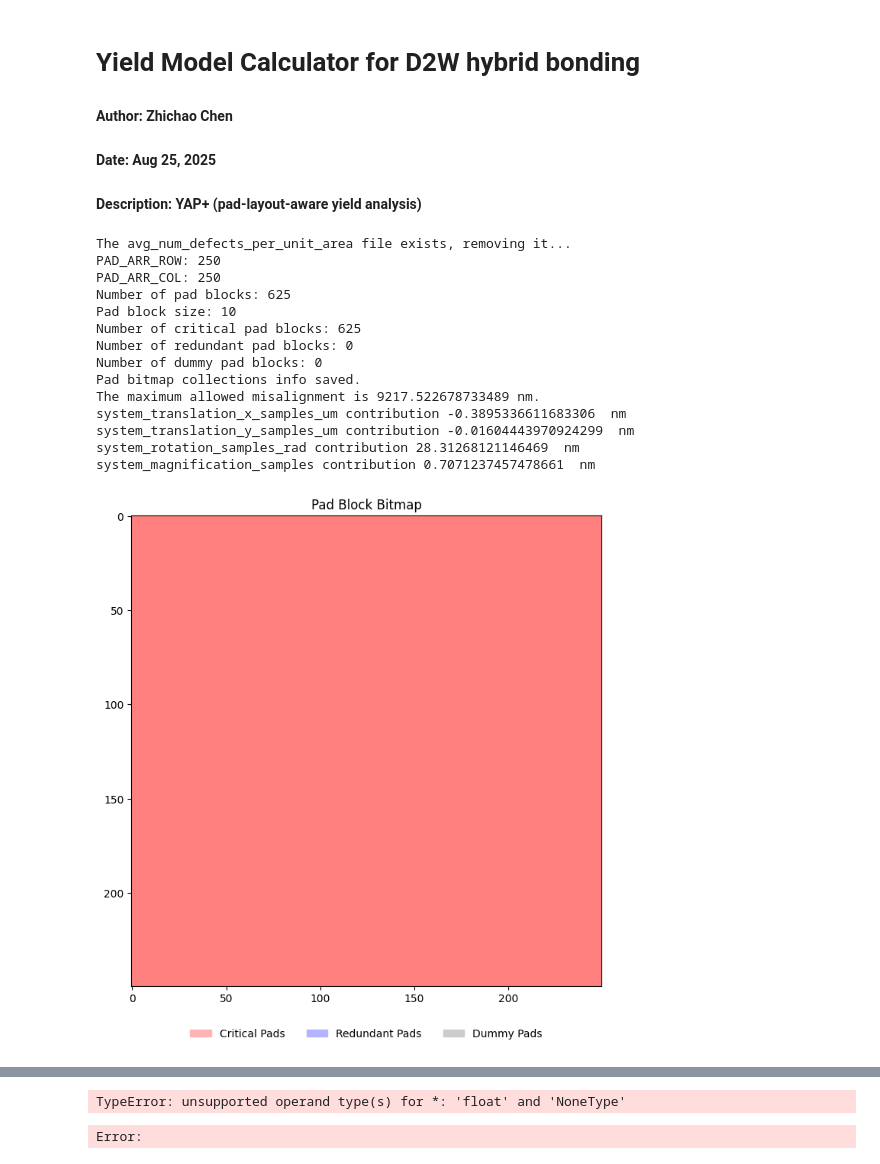
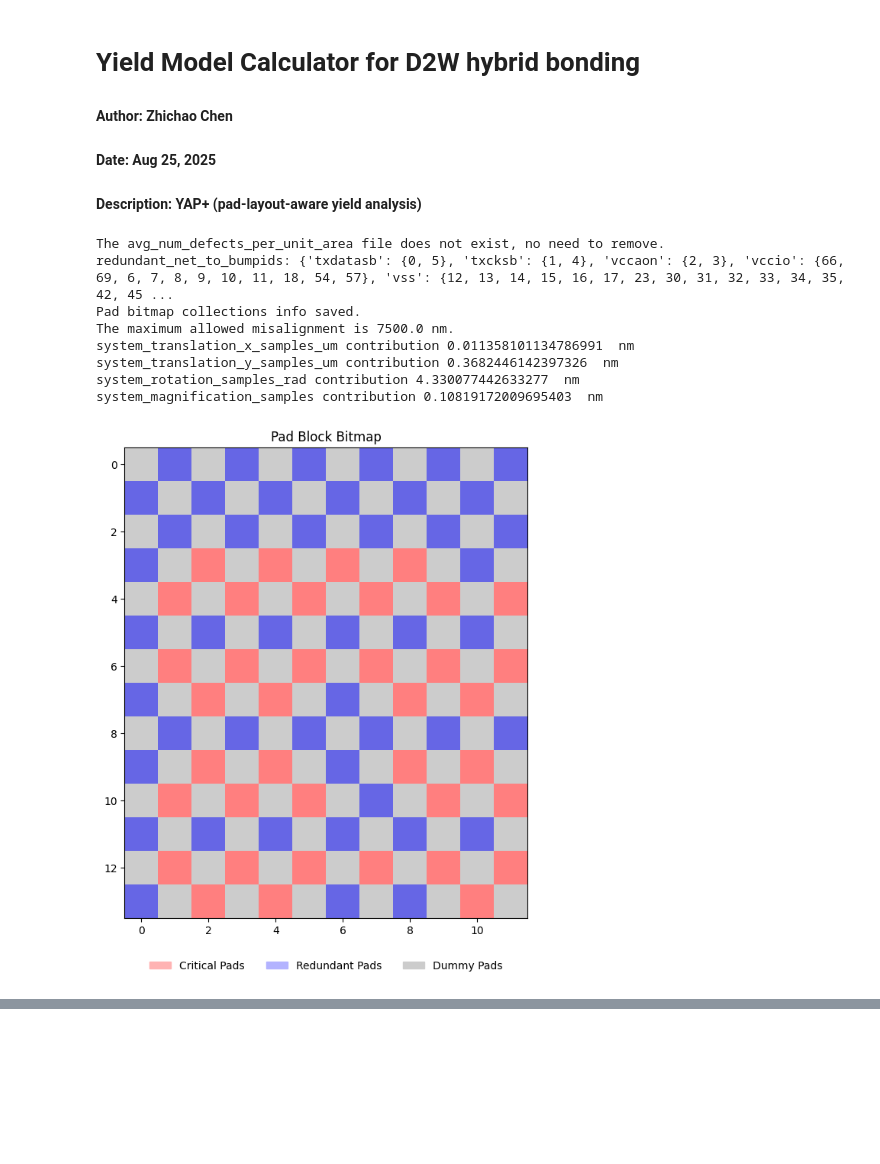
Before and after one commit to nanocad-lab/YAP, a Jupyter notebook: D2W/calculator_main.ipynb, the cells around one changed output, grey strips where cells are left out. Cells and saved outputs as stored; diff of their text form; code cells hidden in the pictures; blank space fills up the shorter version.

Commit message:
Support 3dblox format for UCIe standard in pad-level yield calculation

```diff
--- a/D2W/calculator_main.ipynb
+++ b/D2W/calculator_main.ipynb
@@ -23,8 +23,10 @@ cfg = load_modeling_config(path='configs/config.yaml',
 num_points = 1 # Number of points for parameter sweep
 
 # Parameter lists that you want to sweep
-die_size_list = np.linspace(10e3, 10e3, num_points)
-PITCH_um_list = np.linspace(40, 40, num_points)
+die_w_list = np.linspace(1400, 1400, num_points)
+die_l_list = np.linspace(1650, 1650, num_points)
+PITCH_r_um_list = np.linspace(115, 115, num_points)
+PITCH_c_um_list = np.linspace(115, 115, num_points)
 particle_density_list = np.linspace(1e-9, 1e-9, num_points)
 # particle_density_list = np.linspace(1e-9, 1e-9, num_points)  # More uniform distribution
 t_0_list = np.linspace(0.1, 0.1, num_points)
@@ -57,66 +59,52 @@ Cu_expansion_yield_list = []
 
 for i in range(num_points):
     # Update parameters
-    cfg.DIE_W_um = float(die_size_list[i])  # die width (um)
-    cfg.DIE_L_um = float(die_size_list[i])  # die length (um)
-    cfg.PITCH_um = float(PITCH_um_list[i])  # PITCH_um (um)
+    cfg.DIE_W_um = float(die_w_list[i])  # die width (um)
+    cfg.DIE_L_um = float(die_l_list[i])  # die length (um)
+    cfg.PITCH_r_um = float(PITCH_r_um_list[i])  # row pitch (um)
+    cfg.PITCH_c_um = float(PITCH_c_um_list[i])  # column pitch
     cfg.PAD_TOP_R_um_ratio = float(PAD_TOP_R_um_ratio_list[i])  # top Cu pad radius ratio
     cfg.PAD_BOT_R_um_ratio = float(PAD_BOT_R_um_ratio_list[i])  # bottom Cu pad radius ratio
     cfg.SYSTEM_TRANSLATION_X_MEAN_um = float(translation_list[i])  # systematic translation mean (um) - x direction
     cfg.SYSTEM_TRANSLATION_Y_MEAN_um = float(translation_list[i])  # systematic translation mean (um) - y direction
     cfg.SYSTEM_ROTATION_MEAN_rad = float(rotation_mean_list[i])  # systematic rotation mean (rad)
     cfg.D0 = float(particle_density_list[i])  # particle density (um^{-2})
     cfg.t_0 = float(t_0_list[i])  # smallest particle thickness (um)
     cfg.BOW_DIFFERENCE_MEAN_um = float(BOW_DIFFERENCE_MEAN_um_list[i])  # bow difference mean (um)
     cfg.TOP_DISH_STD_nm = float(dish_std_list[i])  # Top Cu pad dish standard deviation (nm)
     cfg.BOT_DISH_STD_nm = float(dish_std_list[i])  # Bottom Cu pad dish standard deviation (nm)
     cfg.Roughness_sigma_m = float(Roughness_sigma_m_list[i])  # Surface roughness standard deviation (m)
     cfg.redundant_logical_pad_dist = 2.0
     # Update above parameters in the configuration
     update_config_items(cfg=cfg, mode='d2w_modeling')
 
-    if cfg.PITCH_um >= 1.0:
+    if cfg.PITCH_r_um >= 1.0 and cfg.PITCH_c_um >= 1.0:
         if reuse_dilation == False or not os.path.exists('pad_bitmap/avg_num_defects_per_unit_area.npy'):
-            pad_bitmap_collection = pad_bitmap_generate_random(cfg=cfg,
-                                                               pad_layout_pattern='center')
+            pad_bitmap_collection = convert_3dblox_to_pad_bitmap(cfg=cfg,
+                                                     blox_bmap_path='pad_bitmap/UCIe_standard.bmap',
+                                                     pad_arrange_pattern='checkerboard')
     else:
         print("PITCH_um is too small, read existing pad bitmap collection.")
         pad_bitmap_collection = np.load('pad_bitmap/bitmap_collection.npy', allow_pickle=True).item()
         pad_bitmap_collection["pad_block_size"] = cfg.pad_block_size
         pad_bitmap_collection["num_critical_pads"] = cfg.PAD_ARR_ROW * cfg.PAD_ARR_COL * cfg.critical_pad_ratio
         pad_bitmap_collection["num_redundant_logical_pads"] = cfg.PAD_ARR_ROW * cfg.PAD_ARR_COL * cfg.redundant_pad_ratio * cfg.redundant_logical_pad_ratio
         pad_bitmap_collection["redundant_logical_pad_copy"] = cfg.redundant_logical_pad_copy
 
 
     # Calculate the yield
     start_time = time.time()
-    die_yield, pad_yield_map = Assembly_Yield_Calculator(
+    pad_yield_map = Pad_Yield_Map_Generator(
         cfg=cfg,
         pad_bitmap_collection=pad_bitmap_collection,
     )
-    assembly_yield, overlay_yield, defect_yield, Cu_expansion_yield = die_yield['Y_asmb'], die_yield['Y_ovl'], die_yield['Y_dfct'], die_yield['Y_cr']
-    assembly_yield_list.append(assembly_yield)
-    overlay_yield_list.append(overlay_yield)
-    defect_yield_list.append(defect_yield)
-    Cu_expansion_yield_list.append(Cu_expansion_yield)
-    print("Time taken for the sweep: {:.2f} seconds".format(time.time() - start_time))
-print("overlay_yield_list: ", overlay_yield_list)
-print("defect_yield_list: ", defect_yield_list)
-print("Cu_expansion_yield_list: ", Cu_expansion_yield_list)
-print("assembly_yield_list: ", assembly_yield_list)
 # %% [output]
-The avg_num_defects_per_unit_area file exists, removing it...
-PAD_ARR_ROW: 250
-PAD_ARR_COL: 250
-Number of pad blocks: 625
-Pad block size: 10
-Number of critical pad blocks: 625
-Number of redundant pad blocks: 0
-Number of dummy pad blocks: 0
+The avg_num_defects_per_unit_area file does not exist, no need to remove.
+redundant_net_to_bumpids: {'txdatasb': {0, 5}, 'txcksb': {1, 4}, 'vccaon': {2, 3}, 'vccio': {66, 69, 6, 7, 8, 9, 10, 11, 18, 54, 57}, 'vss': {12, 13, 14, 15, 16, 17, 23, 30, 31, 32, 33, 34, 35, 42, 45 ...
 Pad bitmap collections info saved.
-The maximum allowed misalignment is 9217.522678733489 nm.
-system_translation_x_samples_um contribution -0.3895336611683306  nm
-system_translation_y_samples_um contribution -0.01604443970924299  nm
-system_rotation_samples_rad contribution 28.31268121146469  nm
-system_magnification_samples contribution 0.7071237457478661  nm
+The maximum allowed misalignment is 7500.0 nm.
+system_translation_x_samples_um contribution 0.011358101134786991  nm
+system_translation_y_samples_um contribution 0.3682446142397326  nm
+system_rotation_samples_rad contribution 4.330077442633277  nm
+system_magnification_samples contribution 0.10819172009695403  nm
-[figure, old version]
+[figure, new version]
@@ -128,5 +115,3 @@ Defect yield calculation took 1.37 seconds
-TypeError: unsupported operand type(s) for *: 'float' and 'NoneType'
-Error:
 # %%
 # np.save('correlation/particle_density/calc_df_yield_list_pd_-10_-7d6_size_1e4_300params_400dim.npy', defect_yield_list)
 # %%
```
Also changed, not shown: parts of 2 cells of this notebook, 14 other files.
